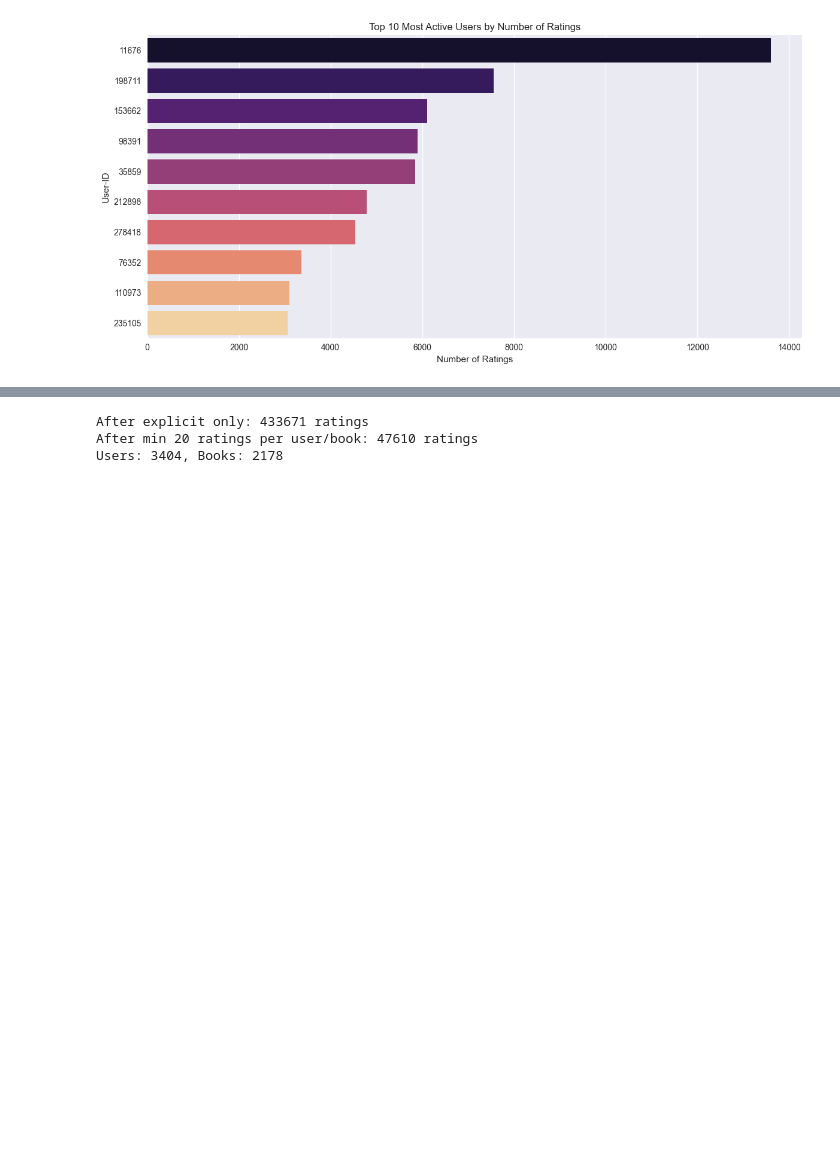
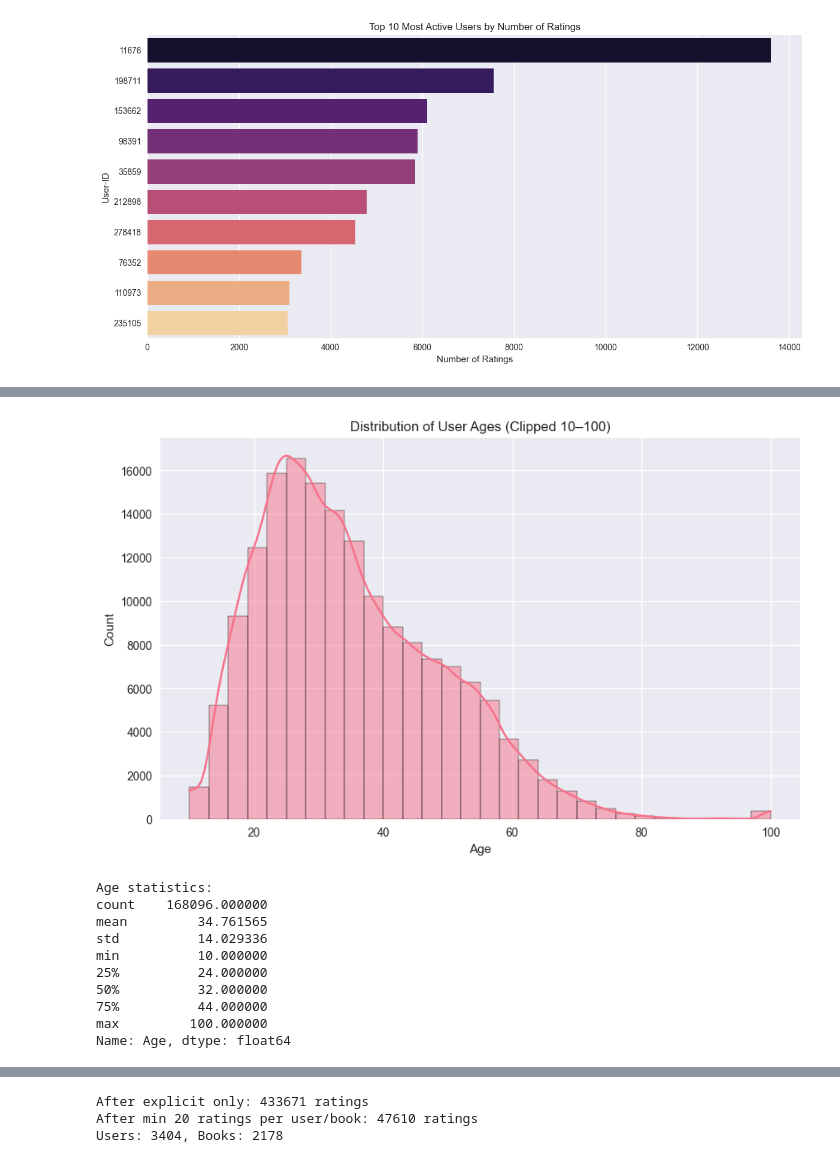
Before and after one commit to Ghionab/ML-project, a Jupyter notebook: Data_Exploration.ipynb, the cells around one changed output, grey strips where cells are left out. Cells and saved outputs as stored; diff of their text form; code cells hidden in the pictures; blank space fills up the shorter version.

```diff
--- a/Data_Exploration.ipynb
+++ b/Data_Exploration.ipynb
@@ -192,0 +247,25 @@ Passing `palette` without assigning `hue` is deprecated and will be removed in v
+# %%
+# User Age Distribution (cleaned)
+users['Age'] = pd.to_numeric(users['Age'], errors='coerce')
+users['Age'] = users['Age'].clip(10, 100)  # reasonable range
+
+plt.figure(figsize=(10, 6))
+sns.histplot(users['Age'].dropna(), bins=30, kde=True)
+plt.title('Distribution of User Ages (Clipped 10–100)')
+plt.xlabel('Age')
+plt.ylabel('Count')
+plt.show()
+
+print(f"Age statistics:\n{users['Age'].describe()}")
+# %% [output]
+[figure, added]
+Age statistics:
+count    168096.000000
+mean         34.761565
+std          14.029336
+min          10.000000
+25%          24.000000
+50%          32.000000
+75%          44.000000
+max         100.000000
+Name: Age, dtype: float64
```
Also changed, not shown: parts of 3 cells of this notebook.
